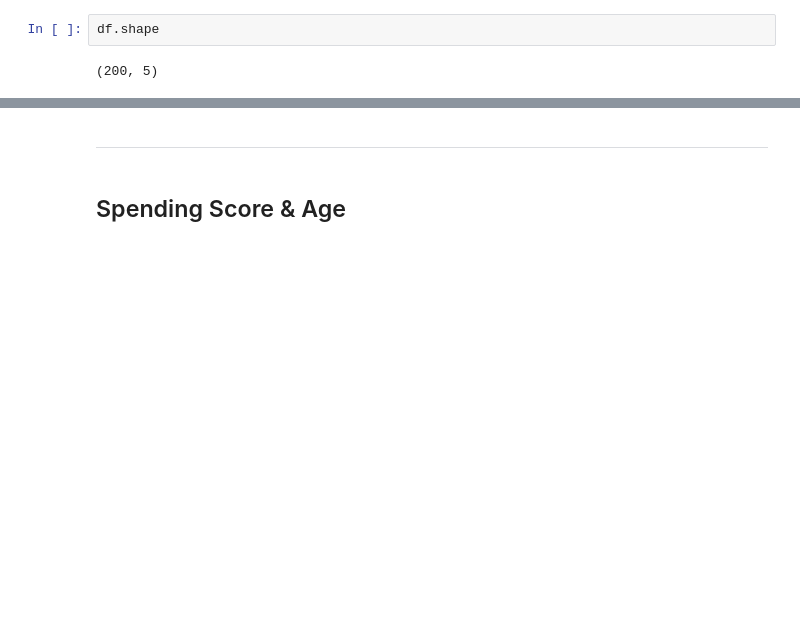
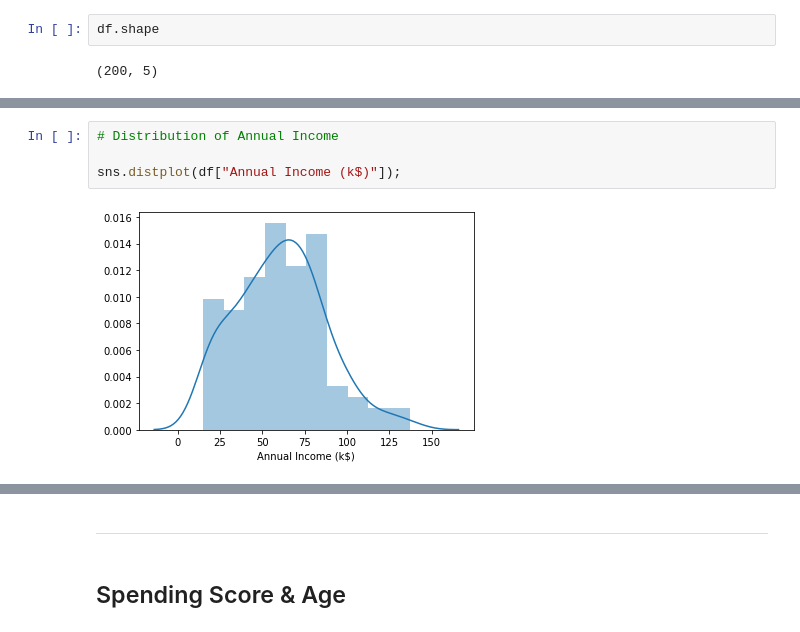
Before and after one commit to svenrr/mall-customer-clustering, a Jupyter notebook: Mall Segmentation Clustering.ipynb, the cells around one changed output, grey strips where cells are left out. Saved outputs shown, nothing was run; the diff lists cells and outputs as text; blank space fills up the shorter version.

```diff
--- a/Mall Segmentation Clustering.ipynb
+++ b/Mall Segmentation Clustering.ipynb
@@ -55,0 +82,6 @@ https://www.kaggle.com/roshansharma/mall-customers-clustering-analysis
+# %%
+# Distribution of Annual Income
+
+sns.distplot(df["Annual Income (k$)"]);
+# %% [output]
+[figure, added]
```
Also changed, not shown: parts of 12 cells of this notebook.
